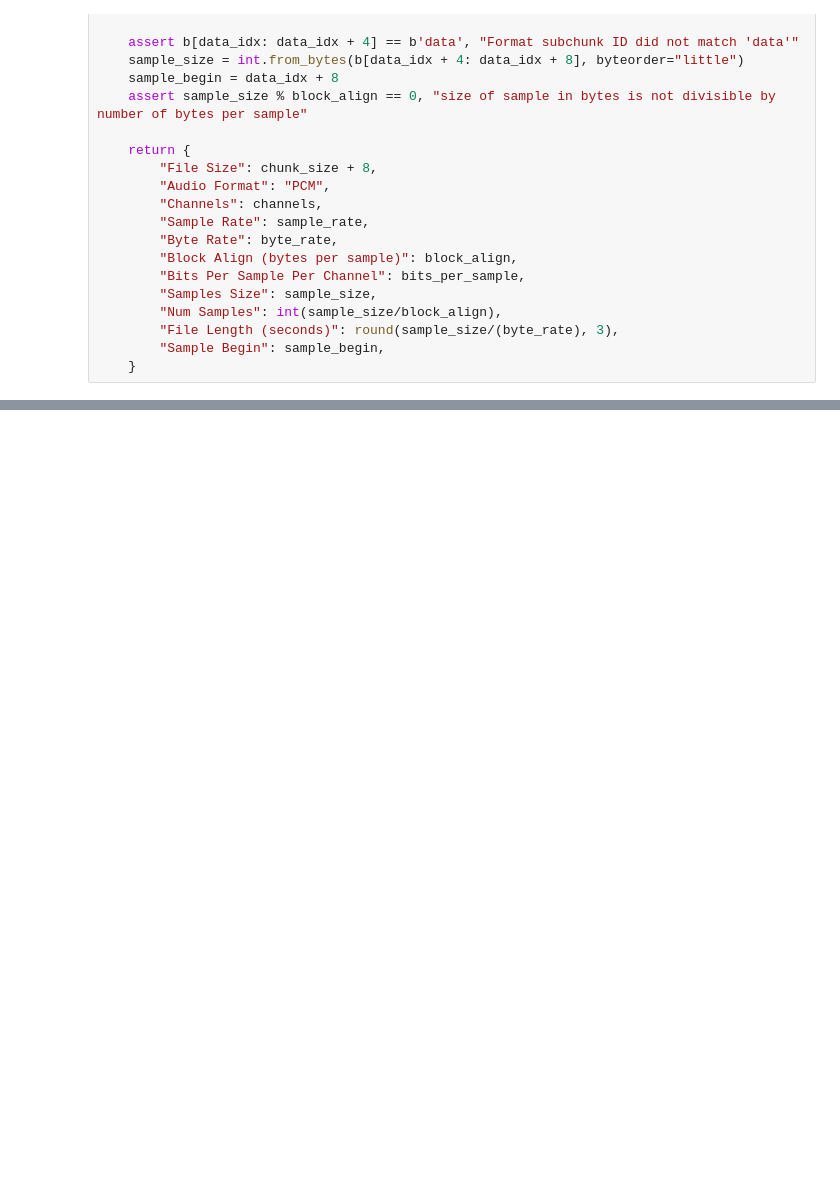
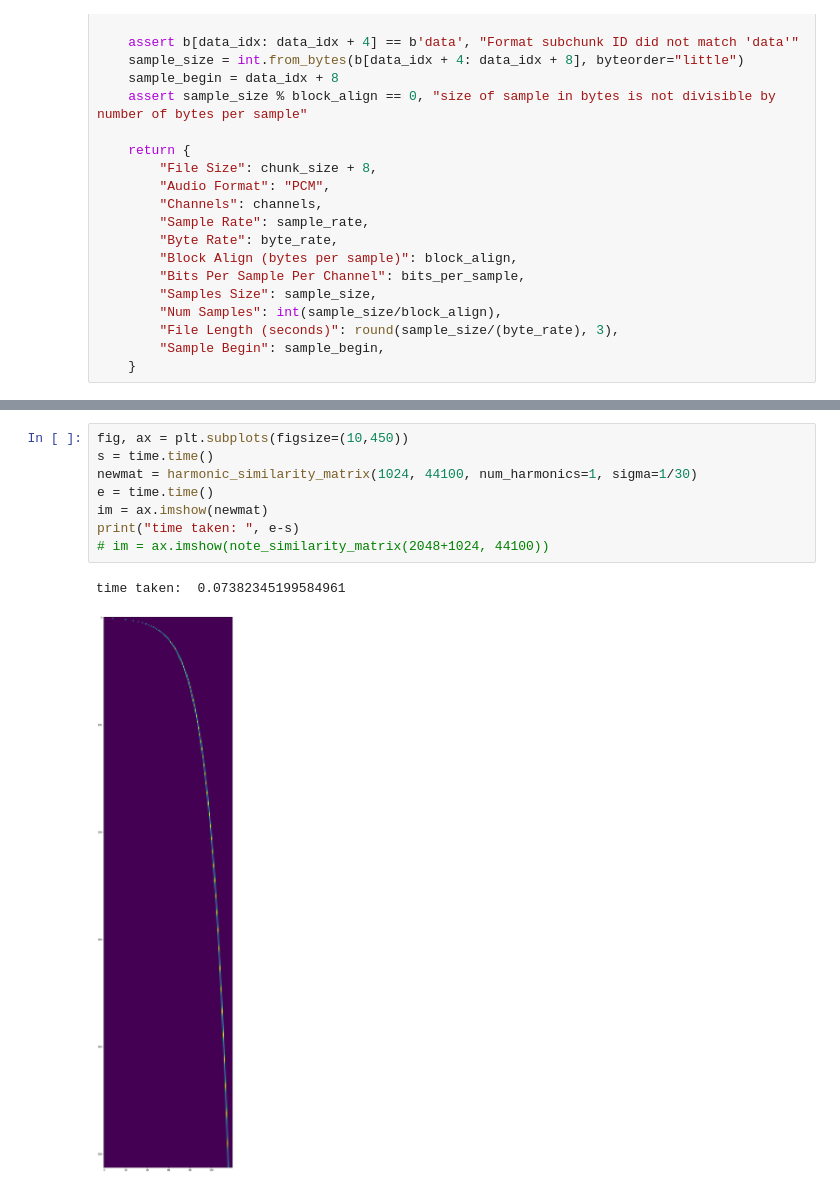
Before and after one commit to amanj120/wav_work, a Jupyter notebook: clean extract.ipynb, the cells around one changed output, grey strips where cells are left out. Drawn from its saved outputs; the diff is of its cells as text; blank space fills up the shorter version.

```diff
--- a/clean extract.ipynb
+++ b/clean extract.ipynb
@@ -78,0 +110,11 @@ def note_similarity_matrix(window, rate):
+# %%
+fig, ax = plt.subplots(figsize=(10,450))
+s = time.time()
+newmat = harmonic_similarity_matrix(1024, 44100, num_harmonics=1, sigma=1/30)
+e = time.time()
+im = ax.imshow(newmat)
+print("time taken: ", e-s)
+# im = ax.imshow(note_similarity_matrix(2048+1024, 44100))
+# %% [output]
+time taken:  0.07382345199584961
+[figure, added]
```
Also changed, not shown: parts of 35 cells of this notebook, 13 other files.
